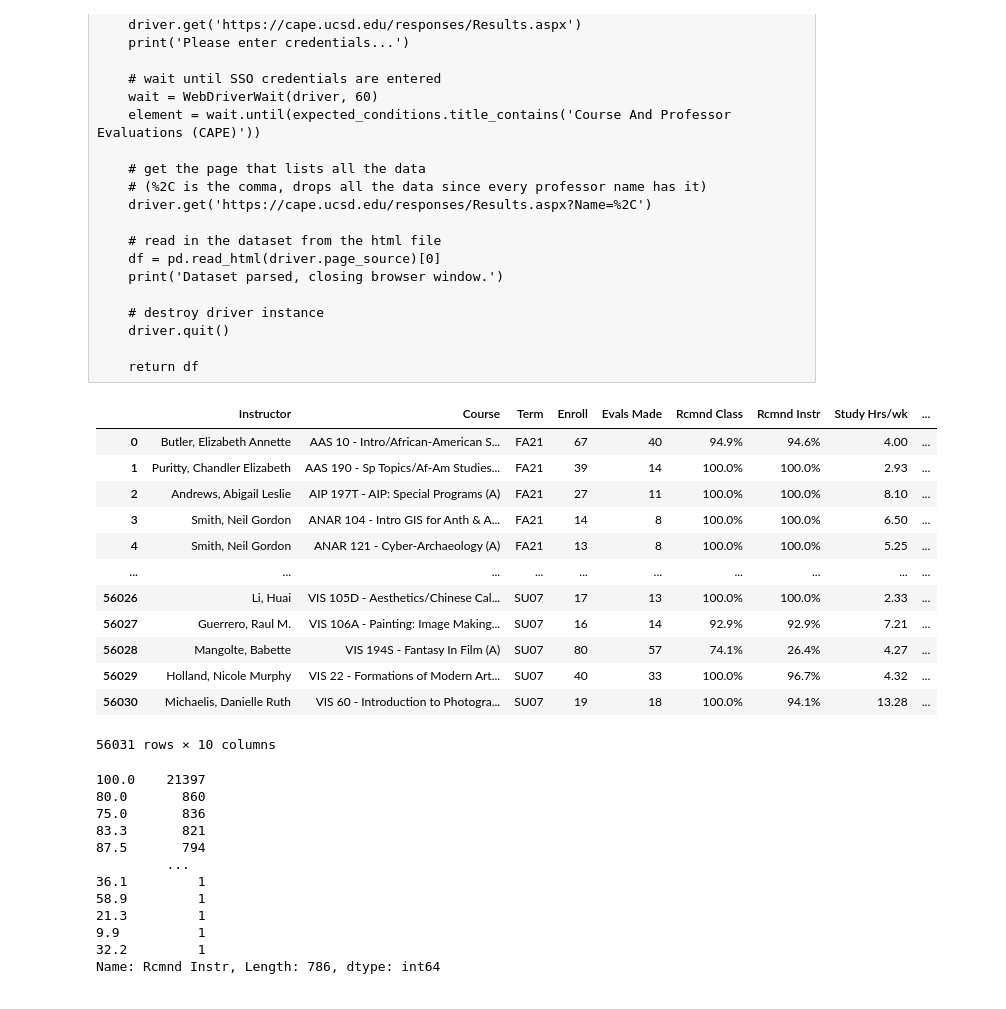
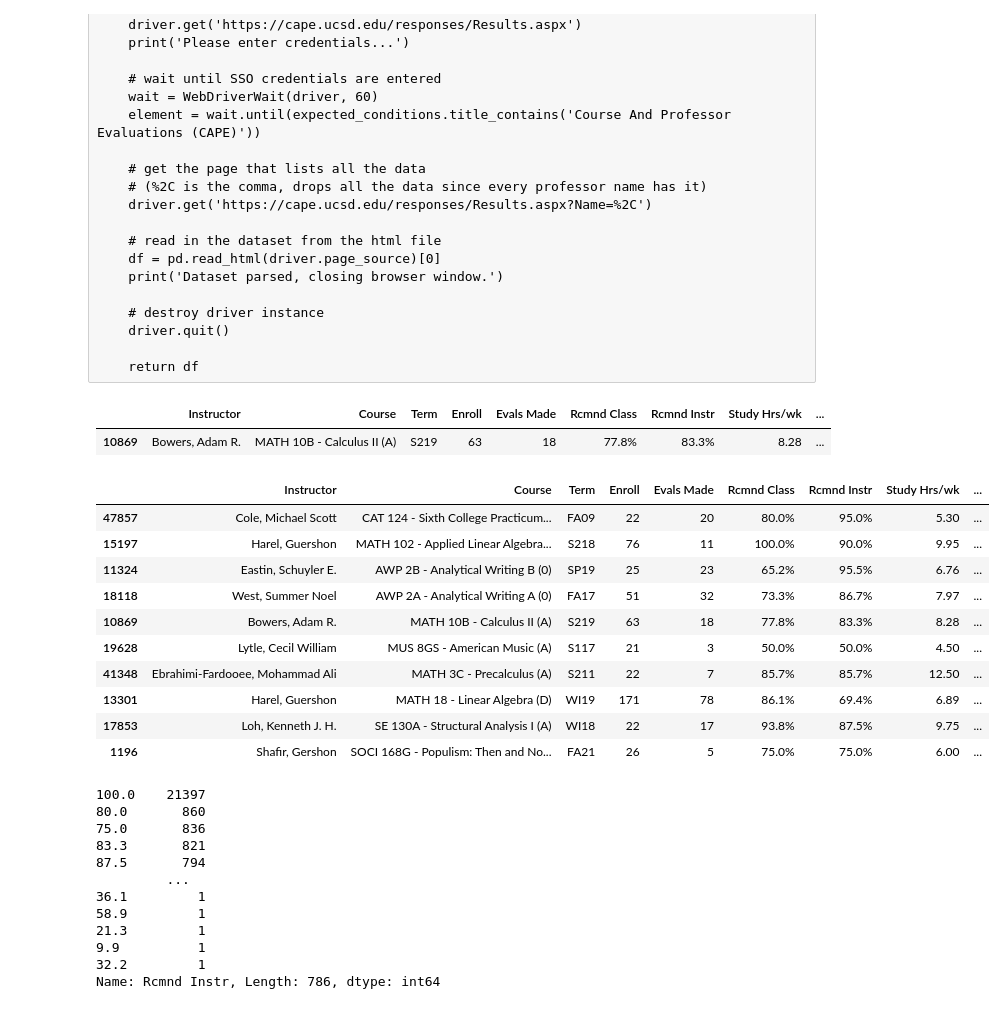
Before and after one commit to ptse8204/craveforcapes, a Jupyter notebook: scrapenotebook.ipynb, the cells around one changed output. Cells and saved outputs as stored; diff of their text form; code cells hidden in the pictures.

```diff
--- a/scrapenotebook.ipynb
+++ b/scrapenotebook.ipynb
@@ -153,21 +153,32 @@ def get_raw_cape_dataframe():
 
     return df
 # %%
-df
+df = pd.read_html("Course And Professor Evaluations (CAPE).html")[0]
-# %% [output]
-|  | Instructor | Course | Term | Enroll | Evals Made | Rcmnd Class | Rcmnd Instr | Study Hrs/wk | ... |
-| 0 | Butler, Elizabeth Annette | AAS 10 - Intro/African-American S... | FA21 | 67 | 40 | 94.9% | 94.6% | 4.00 | ... |
-| 1 | Puritty, Chandler Elizabeth | AAS 190 - Sp Topics/Af-Am Studies... | FA21 | 39 | 14 | 100.0% | 100.0% | 2.93 | ... |
-| 2 | Andrews, Abigail Leslie | AIP 197T - AIP: Special Programs (A) | FA21 | 27 | 11 | 100.0% | 100.0% | 8.10 | ... |
-| 3 | Smith, Neil Gordon | ANAR 104 - Intro GIS for Anth & A... | FA21 | 14 | 8 | 100.0% | 100.0% | 6.50 | ... |
-| 4 | Smith, Neil Gordon | ANAR 121 - Cyber-Archaeology (A) | FA21 | 13 | 8 | 100.0% | 100.0% | 5.25 | ... |
-| ... | ... | ... | ... | ... | ... | ... | ... | ... | ... |
-| 56026 | Li, Huai | VIS 105D - Aesthetics/Chinese Cal... | SU07 | 17 | 13 | 100.0% | 100.0% | 2.33 | ... |
-| 56027 | Guerrero, Raul M. | VIS 106A - Painting: Image Making... | SU07 | 16 | 14 | 92.9% | 92.9% | 7.21 | ... |
-| 56028 | Mangolte, Babette | VIS 194S - Fantasy In Film (A) | SU07 | 80 | 57 | 74.1% | 26.4% | 4.27 | ... |
-| 56029 | Holland, Nicole Murphy | VIS 22 - Formations of Modern Art... | SU07 | 40 | 33 | 100.0% | 96.7% | 4.32 | ... |
-| 56030 | Michaelis, Danielle Ruth | VIS 60 - Introduction to Photogra... | SU07 | 19 | 18 | 100.0% | 94.1% | 13.28 | ... |
-56031 rows × 10 columns
+# %%
+df["Avg GPA"] = df["Avg Grade Received"].str.extract("(\d{1}\.\d{2})").astype("float")
+# %%
+df["Avg GPA Expected"] = df["Avg Grade Expected"].str.extract("(\d{1}\.\d{2})").astype("float")
+# %%
+df[df["Avg GPA"] == min(df["Avg GPA"])]
+# %% [output]
+|  | Instructor | Course | Term | Enroll | Evals Made | Rcmnd Class | Rcmnd Instr | Study Hrs/wk | ... |
+| 10869 | Bowers, Adam R. | MATH 10B - Calculus II (A) | S219 | 63 | 18 | 77.8% | 83.3% | 8.28 | ... |
+# %%
+df["Reality vs Expectation"] = abs(df["Avg GPA Expected"] - df["Avg GPA"])
+# %%
+df.sort_values("Reality vs Expectation", ascending=False).head(10)
+# %% [output]
+|  | Instructor | Course | Term | Enroll | Evals Made | Rcmnd Class | Rcmnd Instr | Study Hrs/wk | ... |
+| 47857 | Cole, Michael Scott | CAT 124 - Sixth College Practicum... | FA09 | 22 | 20 | 80.0% | 95.0% | 5.30 | ... |
+| 15197 | Harel, Guershon | MATH 102 - Applied Linear Algebra... | S218 | 76 | 11 | 100.0% | 90.0% | 9.95 | ... |
+| 11324 | Eastin, Schuyler E. | AWP 2B - Analytical Writing B (0) | SP19 | 25 | 23 | 65.2% | 95.5% | 6.76 | ... |
+| 18118 | West, Summer Noel | AWP 2A - Analytical Writing A (0) | FA17 | 51 | 32 | 73.3% | 86.7% | 7.97 | ... |
+| 10869 | Bowers, Adam R. | MATH 10B - Calculus II (A) | S219 | 63 | 18 | 77.8% | 83.3% | 8.28 | ... |
+| 19628 | Lytle, Cecil William | MUS 8GS - American Music (A) | S117 | 21 | 3 | 50.0% | 50.0% | 4.50 | ... |
+| 41348 | Ebrahimi-Fardooee, Mohammad Ali | MATH 3C - Precalculus (A) | S211 | 22 | 7 | 85.7% | 85.7% | 12.50 | ... |
+| 13301 | Harel, Guershon | MATH 18 - Linear Algebra (D) | WI19 | 171 | 78 | 86.1% | 69.4% | 6.89 | ... |
+| 17853 | Loh, Kenneth J. H. | SE 130A - Structural Analysis I (A) | WI18 | 22 | 17 | 93.8% | 87.5% | 9.75 | ... |
+| 1196 | Shafir, Gershon | SOCI 168G - Populism: Then and No... | FA21 | 26 | 5 | 75.0% | 75.0% | 6.00 | ... |
 # %%
 df.to_csv("capes.csv")
 # %%
```
Also changed, not shown: 1 other file.
